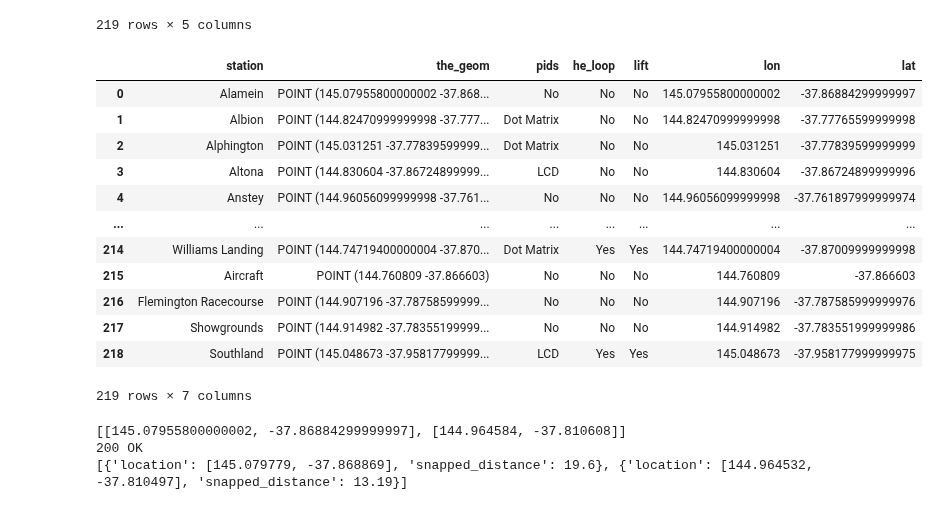
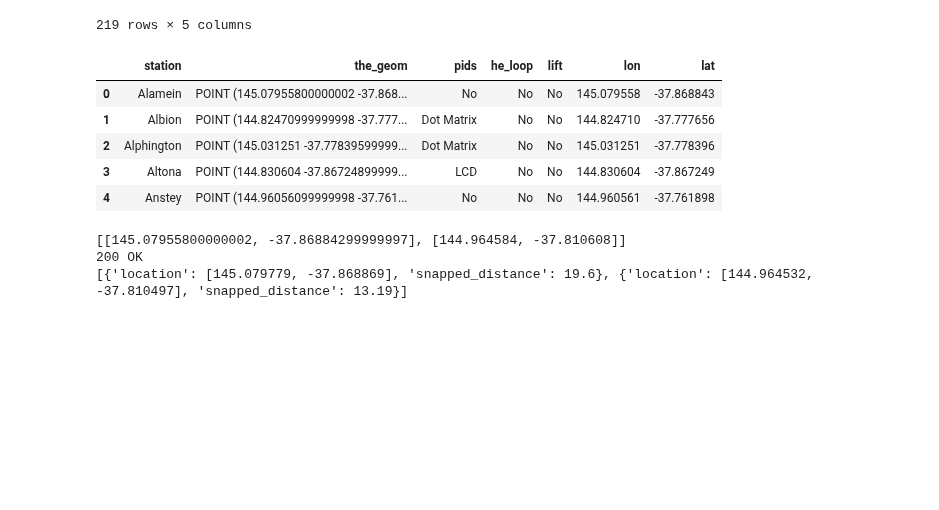
Before and after one commit to MAST30034-Applied-Data-Science/generic-real-estate-consulting-project-group-7, a Jupyter notebook: notebooks/ORS.ipynb, the cells around one changed output. Cells and saved outputs as stored; diff of their text form; code cells hidden in the pictures; blank space fills up the shorter version.

```diff
--- a/notebooks/ORS.ipynb
+++ b/notebooks/ORS.ipynb
@@ -1,6 +1,11 @@
 # %%
+path = "../data/curated/"
+csv_path = path + "domain_all_clean.csv"
+train_path = path + "metro.csv"
 import pandas as pd
 
 # Find the nearby train station for each place
-df = pd.read_csv("../data/curated/domain_all_clean.csv")
+df = pd.read_csv(csv_path)
 df.head()
+key1 = "5b3ce3597851110001cf62487d549e1b81434af0a6e6e18e10f46745"
+key2 = "5b3ce3597851110001cf6248e8eab56f0a394473af86dba1ba2cc7ef"
@@ -14,5 +12,5 @@ df.head()
 # %%
-train_df = pd.read_csv("../data/curated/metro.csv")
+train_df = pd.read_csv(train_path)
 train_df
 # %% [output]
 |  | station | the_geom | pids | he_loop | lift |
@@ -32,22 +30,16 @@ train_df
 lon = train_df.head()["the_geom"]
 lat = train_df.head()["the_geom"].str.split(" ").apply(pd.Series)[0]
 # %%
-train_df["lon"] = train_df["the_geom"].str.replace('POINT ', "").str.replace('(', "").str.replace(')', "").str.split(" ").apply(pd.Series)[0]
-train_df["lat"] = train_df["the_geom"].str.replace('POINT ', "").str.replace('(', "").str.replace(')', "").str.split(" ").apply(pd.Series)[1]
+train_df["lon"] = train_df["the_geom"].str.replace('POINT ', "").str.replace('(', "").str.replace(')', "").str.split(" ").apply(pd.Series)[0].astype(float)
+train_df["lat"] = train_df["the_geom"].str.replace('POINT ', "").str.replace('(', "").str.replace(')', "").str.split(" ").apply(pd.Series)[1].astype(float)
 # %%
-train_df
+df.head()
+train_df.head()
 # %% [output]
 |  | station | the_geom | pids | he_loop | lift | lon | lat |
-| 0 | Alamein | POINT (145.07955800000002 -37.868... | No | No | No | 145.07955800000002 | -37.86884299999997 |
-| 1 | Albion | POINT (144.82470999999998 -37.777... | Dot Matrix | No | No | 144.82470999999998 | -37.77765599999998 |
-| 2 | Alphington | POINT (145.031251 -37.77839599999... | Dot Matrix | No | No | 145.031251 | -37.77839599999999 |
-| 3 | Altona | POINT (144.830604 -37.86724899999... | LCD | No | No | 144.830604 | -37.86724899999996 |
-| 4 | Anstey | POINT (144.96056099999998 -37.761... | No | No | No | 144.96056099999998 | -37.761897999999974 |
-| ... | ... | ... | ... | ... | ... | ... | ... |
-| 214 | Williams Landing | POINT (144.74719400000004 -37.870... | Dot Matrix | Yes | Yes | 144.74719400000004 | -37.87009999999998 |
-| 215 | Aircraft | POINT (144.760809 -37.866603) | No | No | No | 144.760809 | -37.866603 |
-| 216 | Flemington Racecourse | POINT (144.907196 -37.78758599999... | No | No | No | 144.907196 | -37.787585999999976 |
-| 217 | Showgrounds | POINT (144.914982 -37.78355199999... | No | No | No | 144.914982 | -37.783551999999986 |
-| 218 | Southland | POINT (145.048673 -37.95817799999... | LCD | Yes | Yes | 145.048673 | -37.958177999999975 |
+| 0 | Alamein | POINT (145.07955800000002 -37.868... | No | No | No | 145.079558 | -37.868843 |
+| 1 | Albion | POINT (144.82470999999998 -37.777... | Dot Matrix | No | No | 144.824710 | -37.777656 |
+| 2 | Alphington | POINT (145.031251 -37.77839599999... | Dot Matrix | No | No | 145.031251 | -37.778396 |
+| 3 | Altona | POINT (144.830604 -37.86724899999... | LCD | No | No | 144.830604 | -37.867249 |
+| 4 | Anstey | POINT (144.96056099999998 -37.761... | No | No | No | 144.960561 | -37.761898 |
-219 rows × 7 columns
 # %%
```
Also changed, not shown: parts of 12 cells of this notebook, 2 other files.
